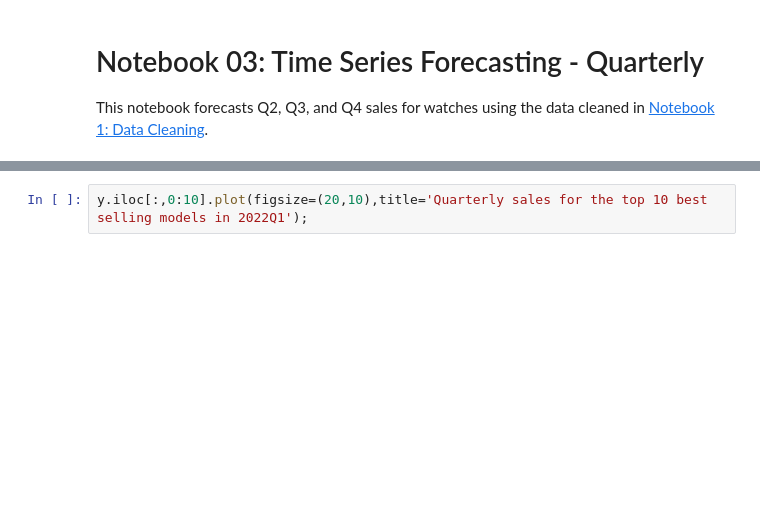
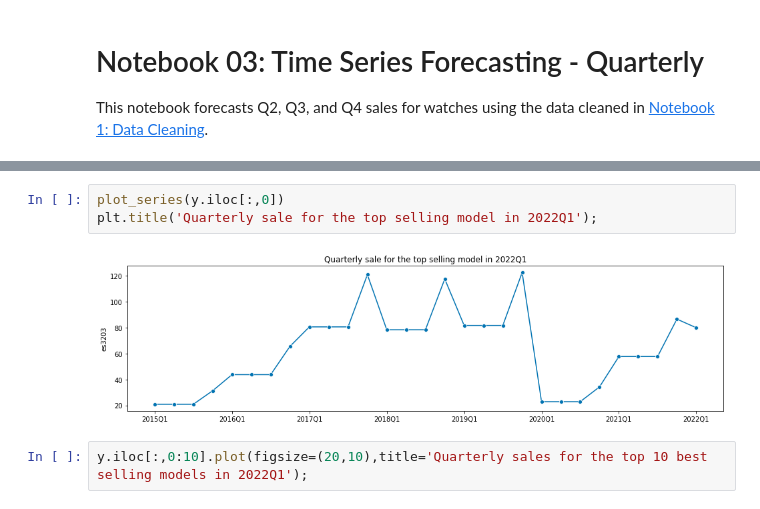
Before and after one commit to vmorenocosta/project-capstone-watch-sales, a Jupyter notebook: code/03_Forecasting_Quarterly.ipynb, the cells around one changed output, grey strips where cells are left out. Drawn from its saved outputs; the diff is of its cells as text; blank space fills up the shorter version.

```diff
--- a/code/03_Forecasting_Quarterly.ipynb
+++ b/code/03_Forecasting_Quarterly.ipynb
@@ -70,3 +72,8 @@ plot_series(y.iloc[:,0])
+# %%
+plot_series(y.iloc[:,0])
+plt.title('Quarterly sale for the top selling model in 2022Q1');
+# %% [output]
+[figure, added]
 # %%
 y.iloc[:,0:10].plot(figsize=(20,10),title='Quarterly sales for the top 10 best selling models in 2022Q1');
 # %% [output]
```
Also changed, not shown: parts of 35 cells of this notebook, 51 other files.
